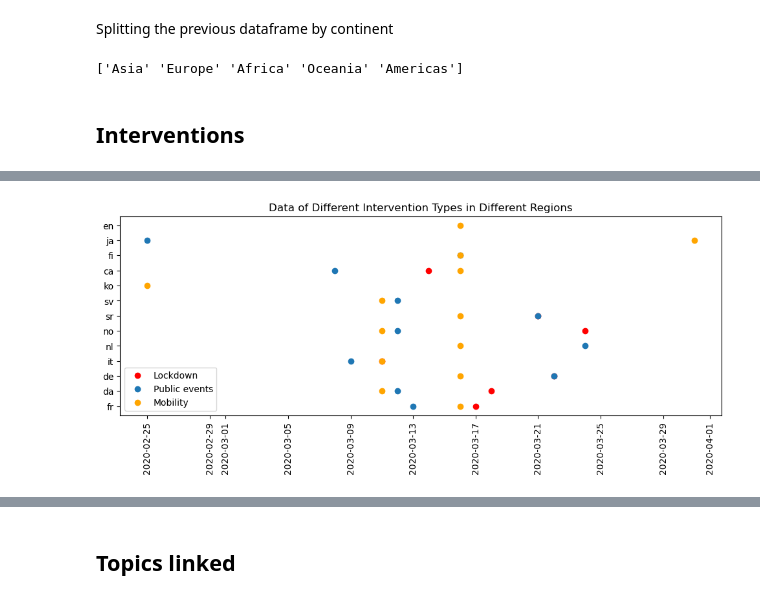
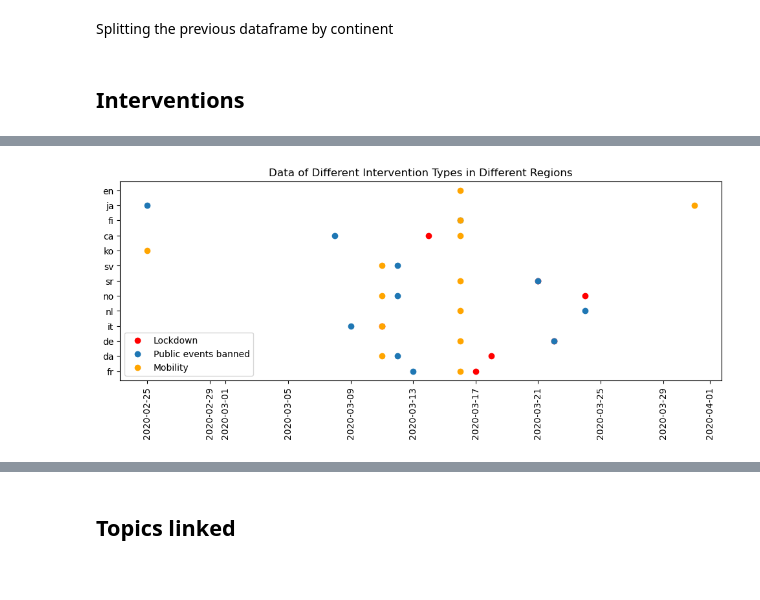
Before and after one commit to epfl-ada/ada-2023-project-bobeast, a Jupyter notebook: Milestone_P2.ipynb, the cells around one changed output, grey strips where cells are left out. Saved outputs shown, nothing was run; the diff lists cells and outputs as text; code cells hidden in the pictures.

```diff
--- a/Milestone_P2.ipynb
+++ b/Milestone_P2.ipynb
@@ -50,12 +52,3 @@ dfRegions
 249 rows × 3 columns
 # %% [markdown]
 Splitting the previous dataframe by continent
-# %%
-continents = dfRegions['region'].unique()
-continents = continents[:-1]
-print(continents)
-dfsContinents = []
-for continent in continents :
-    dfsContinents.append(dfRegions[dfRegions['region'] == continent].copy())
-# %% [output]
-['Asia' 'Europe' 'Africa' 'Oceania' 'Americas']
@@ -89,14 +94,14 @@ interventions['Mobility'] = pd.to_datetime(interventions['Mobility'], format='%Y
 # %%
 plt.figure(figsize=(12,4))
 plt.scatter(interventions['Lockdown'],interventions['lang'],color='red',label='Lockdown')
-plt.scatter(interventions['Public events banned'],interventions['lang'],label='Public events')
+plt.scatter(interventions['Public events banned'],interventions['lang'],label='Public events banned')
 plt.scatter(interventions['Mobility'],interventions['lang'],color='orange',label='Mobility')
 plt.legend()
 plt.xticks(rotation=90)
 plt.title('Data of Different Intervention Types in Different Regions')
 plt.show()
 # %% [output]
-[figure, old version]
+[figure, new version]
 # %%
 interventions
 # %% [output]
```
Also changed, not shown: parts of 27 cells of this notebook.
